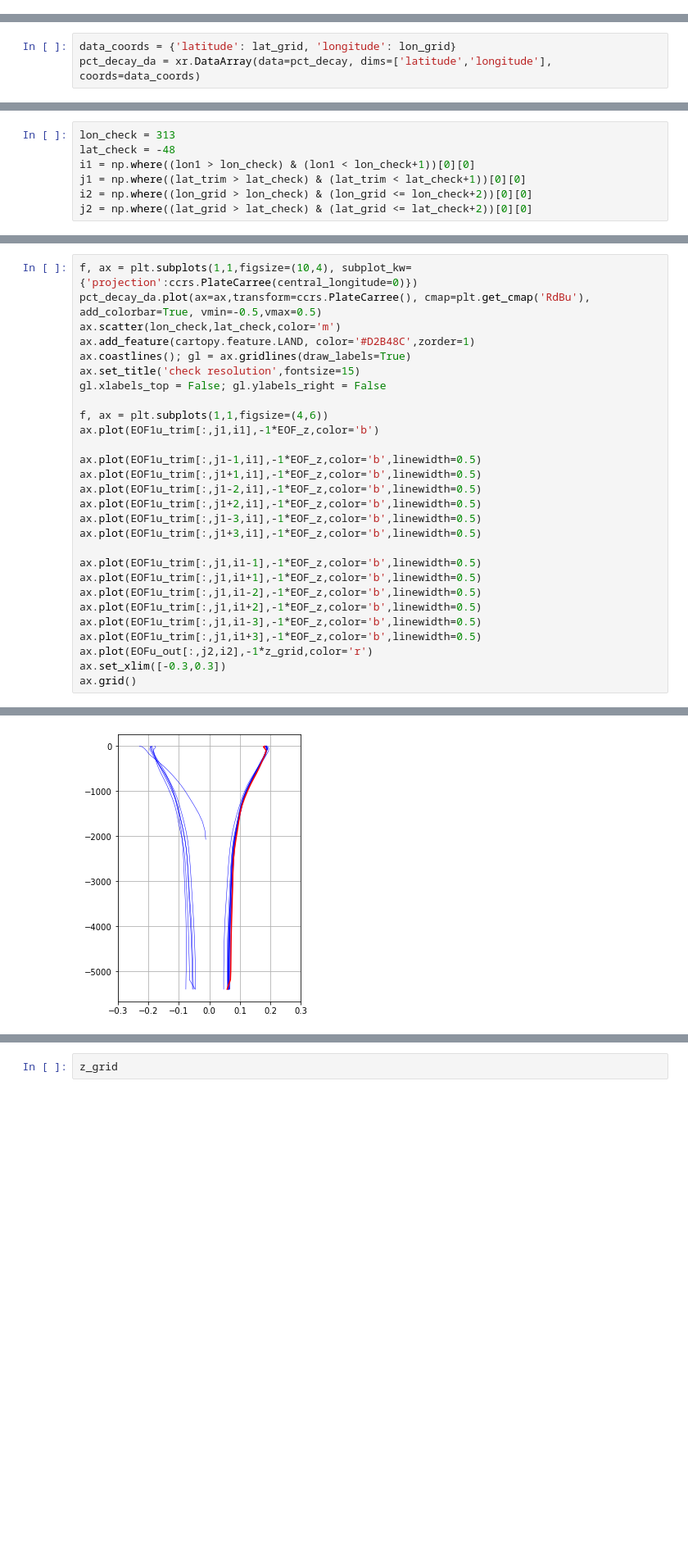
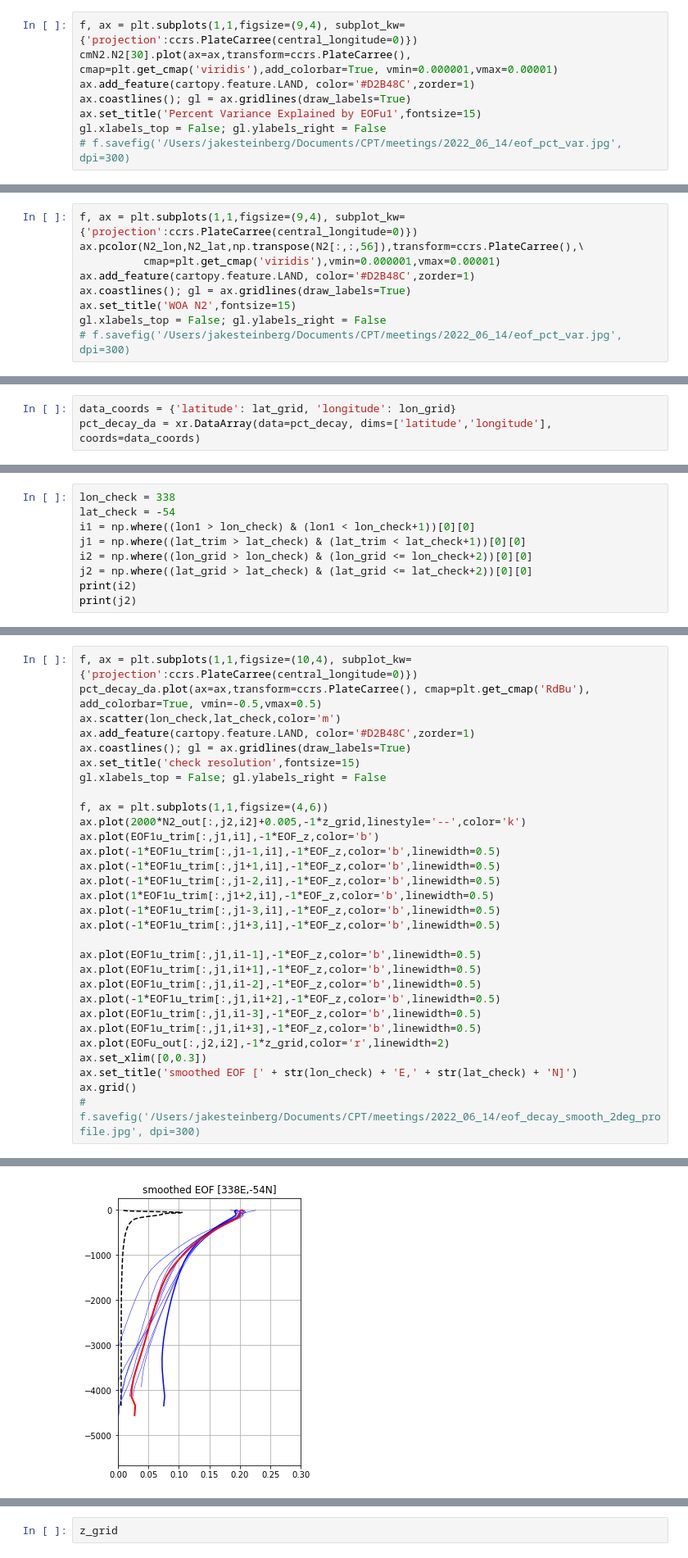
Before and after one commit to jakesteinberg/CPT, a Jupyter notebook: bottom_slope_EOF_grids.ipynb, the cells around one changed output, grey strips where cells are left out. Shown at 82% size. Drawn from its saved outputs; the diff is of its cells as text; blank space fills up the shorter version.

Commit message:
revised n2 profile from e and time series considerations

```diff
--- a/bottom_slope_EOF_grids.ipynb
+++ b/bottom_slope_EOF_grids.ipynb
@@ -64,0 +67,8 @@ Coordinates:
+# %%
+f, ax = plt.subplots(1,1,figsize=(9,4), subplot_kw={'projection':ccrs.PlateCarree(central_longitude=0)})
+cmN2.N2[30].plot(ax=ax,transform=ccrs.PlateCarree(), cmap=plt.get_cmap('viridis'),add_colorbar=True, vmin=0.000001,vmax=0.00001)
+ax.add_feature(cartopy.feature.LAND, color='#D2B48C',zorder=1)
+ax.coastlines(); gl = ax.gridlines(draw_labels=True)
+ax.set_title('Percent Variance Explained by EOFu1',fontsize=15)
+gl.xlabels_top = False; gl.ylabels_right = False
+# f.savefig('/Users/jakesteinberg/Documents/CPT/meetings/2022_06_14/eof_pct_var.jpg', dpi=300)
@@ -74,0 +91,9 @@ N2_z = -1.*x['dep'][:,0]
+# %%
+f, ax = plt.subplots(1,1,figsize=(9,4), subplot_kw={'projection':ccrs.PlateCarree(central_longitude=0)})
+ax.pcolor(N2_lon,N2_lat,np.transpose(N2[:,:,56]),transform=ccrs.PlateCarree(),\
+          cmap=plt.get_cmap('viridis'),vmin=0.000001,vmax=0.00001)
+ax.add_feature(cartopy.feature.LAND, color='#D2B48C',zorder=1)
+ax.coastlines(); gl = ax.gridlines(draw_labels=True)
+ax.set_title('WOA N2',fontsize=15)
+gl.xlabels_top = False; gl.ylabels_right = False
+# f.savefig('/Users/jakesteinberg/Documents/CPT/meetings/2022_06_14/eof_pct_var.jpg', dpi=300)
@@ -156,7 +197,9 @@ gl.xlabels_top = False; gl.ylabels_right = False
 # %%
-lon_check = 313
-lat_check = -48
+lon_check = 338
+lat_check = -54
 i1 = np.where((lon1 > lon_check) & (lon1 < lon_check+1))[0][0]
 j1 = np.where((lat_trim > lat_check) & (lat_trim < lat_check+1))[0][0]
 i2 = np.where((lon_grid > lon_check) & (lon_grid <= lon_check+2))[0][0]
 j2 = np.where((lat_grid > lat_check) & (lat_grid <= lat_check+2))[0][0]
+print(i2)
+print(j2)
@@ -170,22 +216,24 @@ ax.set_title('check resolution',fontsize=15)
 gl.xlabels_top = False; gl.ylabels_right = False
 
 f, ax = plt.subplots(1,1,figsize=(4,6))
+ax.plot(2000*N2_out[:,j2,i2]+0.005,-1*z_grid,linestyle='--',color='k')
 ax.plot(EOF1u_trim[:,j1,i1],-1*EOF_z,color='b')
-
-ax.plot(EOF1u_trim[:,j1-1,i1],-1*EOF_z,color='b',linewidth=0.5)
-ax.plot(EOF1u_trim[:,j1+1,i1],-1*EOF_z,color='b',linewidth=0.5)
-ax.plot(EOF1u_trim[:,j1-2,i1],-1*EOF_z,color='b',linewidth=0.5)
-ax.plot(EOF1u_trim[:,j1+2,i1],-1*EOF_z,color='b',linewidth=0.5)
-ax.plot(EOF1u_trim[:,j1-3,i1],-1*EOF_z,color='b',linewidth=0.5)
-ax.plot(EOF1u_trim[:,j1+3,i1],-1*EOF_z,color='b',linewidth=0.5)
+ax.plot(-1*EOF1u_trim[:,j1-1,i1],-1*EOF_z,color='b',linewidth=0.5)
+ax.plot(-1*EOF1u_trim[:,j1+1,i1],-1*EOF_z,color='b',linewidth=0.5)
+ax.plot(-1*EOF1u_trim[:,j1-2,i1],-1*EOF_z,color='b',linewidth=0.5)
+ax.plot(1*EOF1u_trim[:,j1+2,i1],-1*EOF_z,color='b',linewidth=0.5)
+ax.plot(-1*EOF1u_trim[:,j1-3,i1],-1*EOF_z,color='b',linewidth=0.5)
+ax.plot(-1*EOF1u_trim[:,j1+3,i1],-1*EOF_z,color='b',linewidth=0.5)
 
 ax.plot(EOF1u_trim[:,j1,i1-1],-1*EOF_z,color='b',linewidth=0.5)
 ax.plot(EOF1u_trim[:,j1,i1+1],-1*EOF_z,color='b',linewidth=0.5)
 ax.plot(EOF1u_trim[:,j1,i1-2],-1*EOF_z,color='b',linewidth=0.5)
-ax.plot(EOF1u_trim[:,j1,i1+2],-1*EOF_z,color='b',linewidth=0.5)
+ax.plot(-1*EOF1u_trim[:,j1,i1+2],-1*EOF_z,color='b',linewidth=0.5)
 ax.plot(EOF1u_trim[:,j1,i1-3],-1*EOF_z,color='b',linewidth=0.5)
 ax.plot(EOF1u_trim[:,j1,i1+3],-1*EOF_z,color='b',linewidth=0.5)
-ax.plot(EOFu_out[:,j2,i2],-1*z_grid,color='r')
-ax.set_xlim([-0.3,0.3])
+ax.plot(EOFu_out[:,j2,i2],-1*z_grid,color='r',linewidth=2)
+ax.set_xlim([0,0.3])
+ax.set_title('smoothed EOF [' + str(lon_check) + 'E,' + str(lat_check) + 'N]')
 ax.grid()
+# f.savefig('/Users/jakesteinberg/Documents/CPT/meetings/2022_06_14/eof_decay_smooth_2deg_profile.jpg', dpi=300)
 # %% [output]
@@ -193,4 +241,4 @@ ax.grid()
-[figure, old version]
+[figure, new version]
 # %%
 ds = xr.Dataset(
     data_vars=dict(
```
Also changed, not shown: parts of 12 cells of this notebook, 3 other files.
